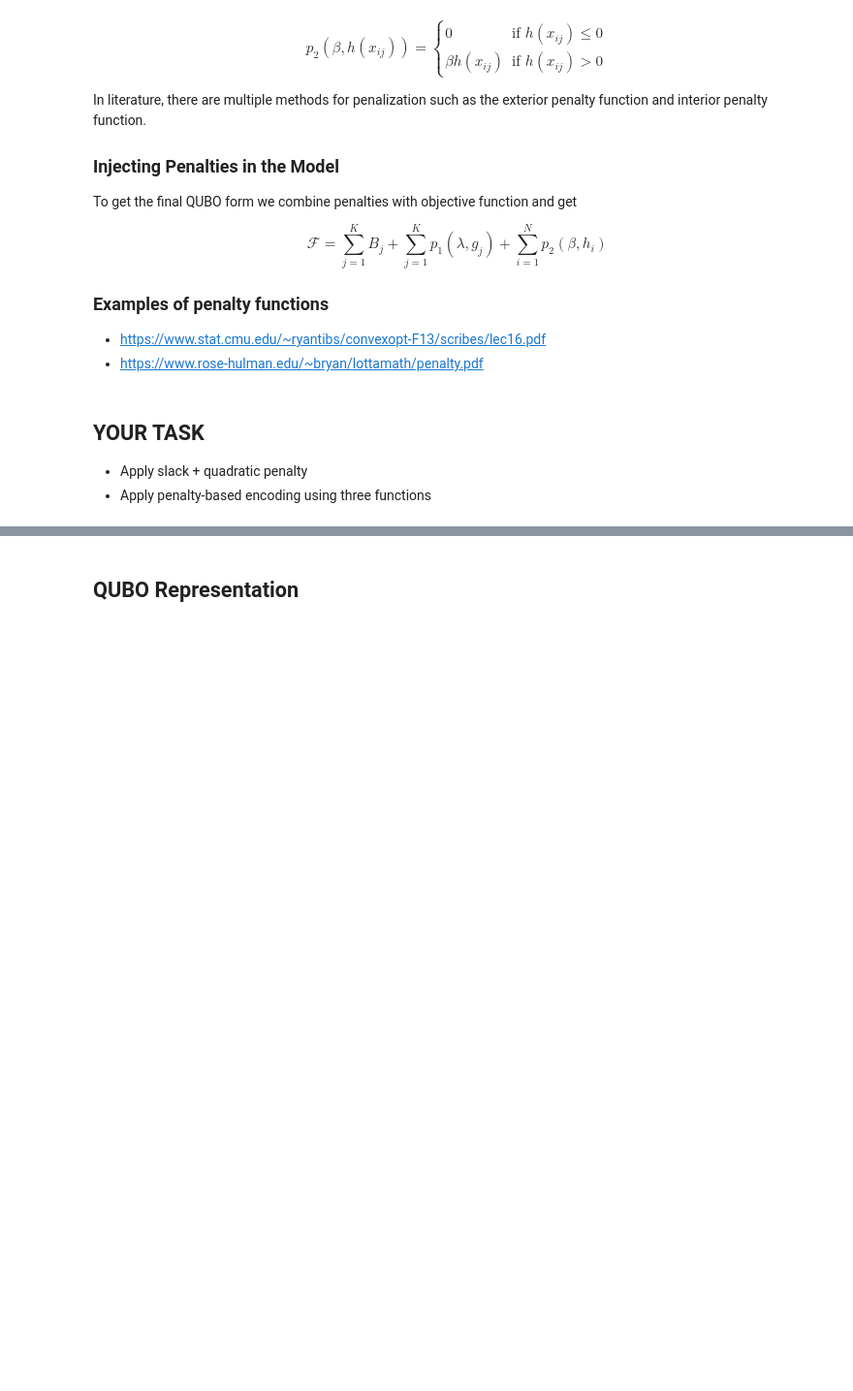
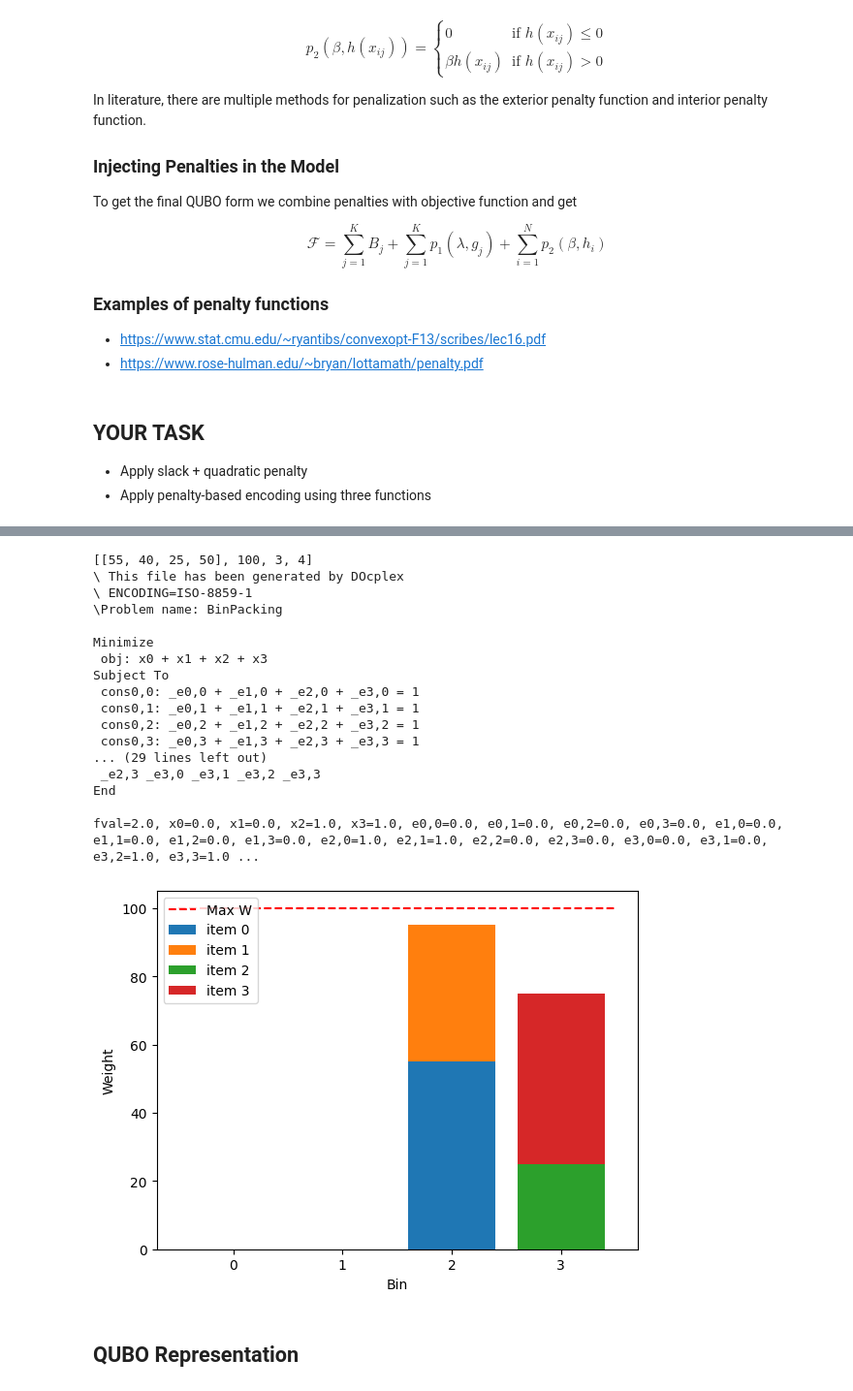
Before and after one commit to Yleisnero/hybrid-quantum-ass3, a Jupyter notebook: 3rd-assignment-hcqs.ipynb, the cells around one changed output, grey strips where cells are left out. Shown: that part at 97% size. Cells and saved outputs as stored; diff of their text form; code cells hidden in the pictures; blank space fills up the shorter version.

Commit message:
Use real bpp_instances (4 PiB needed)

```diff
--- a/3rd-assignment-hcqs.ipynb
+++ b/3rd-assignment-hcqs.ipynb
@@ -221,3 +156,80 @@ fval=2.0, x2=0.0, e0,1=0.0, e0,2=0.0, e1,1=1.0, e1,2=1.0, e2,1=0.0, e2,2=0.0, st
+# %%
+#### n = 3 # number of bins
+#m = n # number of items
+#Q = 40 # max weight of a bin
+#wj = np.random.(1,Q,n) # Randomly picking the item weight
+
+bpp_instances = read_list("bpp_instances")
+#print(bpp_instances)
+
+# first bin problem
+bpp1 = bpp_instances[0]
+print(bpp1)
+
+
+wj = bpp1[0]
+Q = bpp1[1]
+n = bpp1[2] # num of bins
+m = bpp1[3] # num of items
+
+# Workaround
+n = m
+
+
+# Construct model using docplex
+mdl = Model("BinPacking")
+
+x = mdl.binary_var_list([f"x{i}" for i in range(n)]) # list of variables that represent the bins
+e =  mdl.binary_var_list([f"e{i//m},{i%m}" for i in range(n*m)]) # variables that represent the items on the specific bin
+
+objective = mdl.sum([x[i] for i in range(n)])
+
+mdl.minimize(objective)
+
+for j in range(m):
+    # First set of constraints: the items must be in any bin
+    constraint0 = mdl.sum([e[i*m+j] for i in range(n)])
+    mdl.add_constraint(constraint0 == 1, f"cons0,{j}")
+
+for i in range(n):
+    # Second set of constraints: weight constraints
+    constraint1 = mdl.sum([wj[j] * e[i*m+j] for j in range(m)])
+    mdl.add_constraint(constraint1 <= Q * x[i], f"cons1,{i}")
+
+
+# Load quadratic program from docplex model
+#qp = QuadraticProgram()
+qp = from_docplex_mp(mdl)
+print(qp.export_as_lp_string())
+
+# convert from DOcplex model to Qiskit Quadratic program
+# qp = QuadraticProgram()
+qp = from_docplex_mp(mdl)
+
+# Solving Quadratic Program using CPLEX
+cplex = CplexOptimizer()
+result = cplex.solve(qp)
+print(result)
+plot_bins(result, wj, n, m)
+# %% [output]
+[[55, 40, 25, 50], 100, 3, 4]
+\ This file has been generated by DOcplex
+\ ENCODING=ISO-8859-1
+\Problem name: BinPacking
+
+Minimize
+ obj: x0 + x1 + x2 + x3
+Subject To
+ cons0,0: _e0,0 + _e1,0 + _e2,0 + _e3,0 = 1
+ cons0,1: _e0,1 + _e1,1 + _e2,1 + _e3,1 = 1
+ cons0,2: _e0,2 + _e1,2 + _e2,2 + _e3,2 = 1
+ cons0,3: _e0,3 + _e1,3 + _e2,3 + _e3,3 = 1
+... (29 lines left out)
+ _e2,3 _e3,0 _e3,1 _e3,2 _e3,3
+End
+
+fval=2.0, x0=0.0, x1=0.0, x2=1.0, x3=1.0, e0,0=0.0, e0,1=0.0, e0,2=0.0, e0,3=0.0, e1,0=0.0, e1,1=0.0, e1,2=0.0, e1,3=0.0, e2,0=1.0, e2,1=1.0, e2,2=0.0, e2,3=0.0, e3,0=0.0, e3,1=0.0, e3,2=1.0, e3,3=1.0 ...
+[figure, added]
 # %% [markdown]
 ## QUBO Representation
 # %%
```
Also changed, not shown: parts of 4 cells of this notebook.
